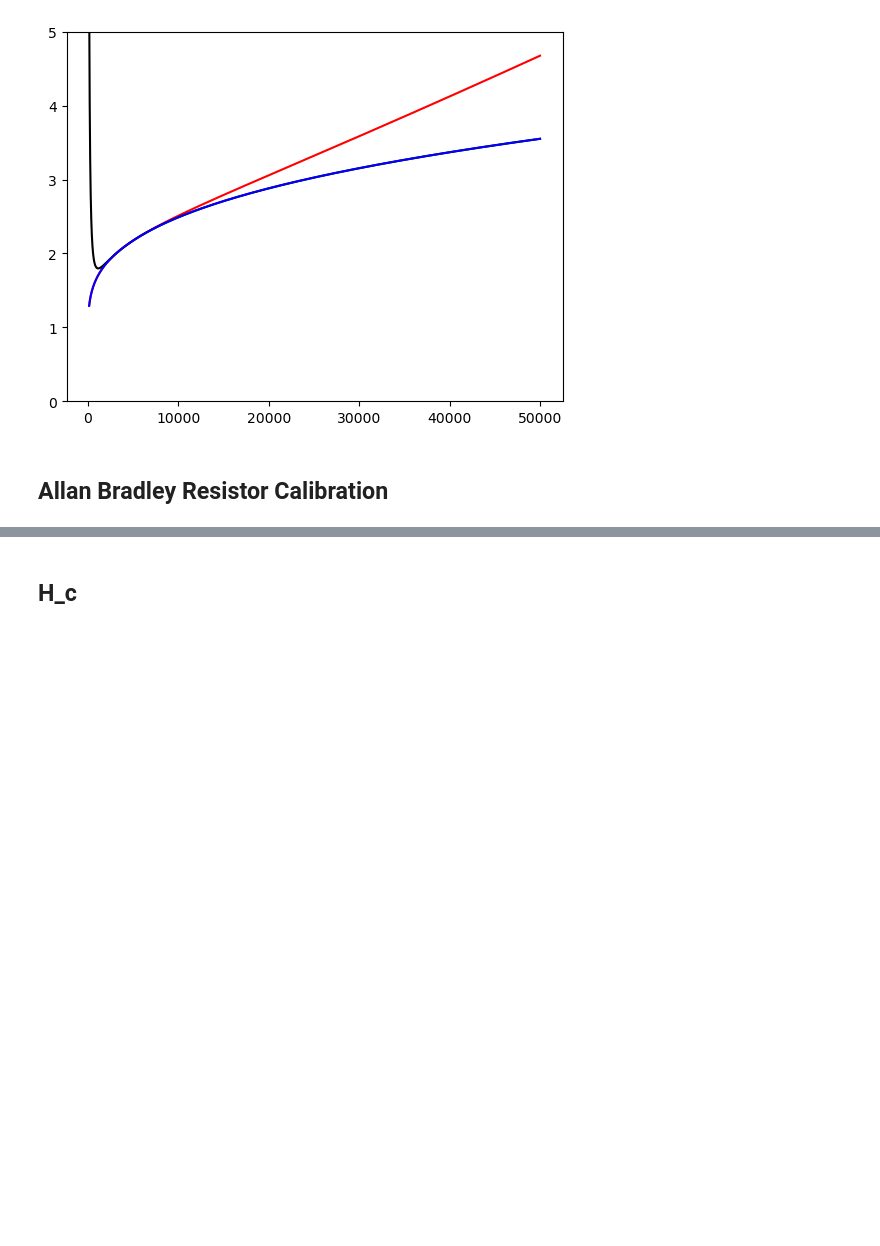
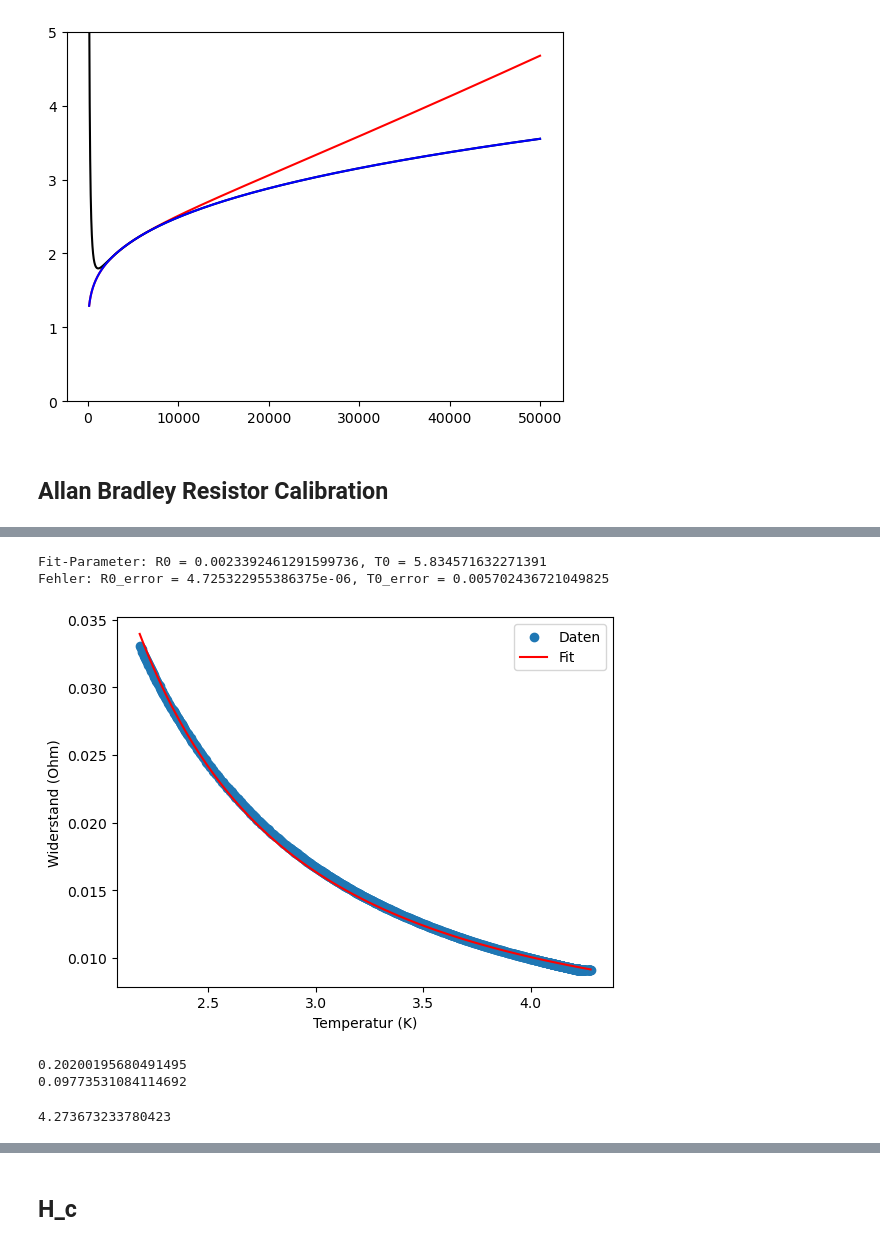
Before and after one commit to Darrenshan27/supraconductivity, a Jupyter notebook: data_processing.ipynb, the cells around one changed output, grey strips where cells are left out. Drawn from its saved outputs; the diff is of its cells as text; code cells hidden in the pictures; blank space fills up the shorter version.

```diff
--- a/data_processing.ipynb
+++ b/data_processing.ipynb
@@ -123,6 +139,14 @@ def list_dat_files(directory):
     :return: Liste der .dat-Dateien
     """
     return [file for file in os.listdir(directory) if file.endswith('.dat')]
+def list_csv_files(directory):
+    """
+    Gibt eine Liste aller .dat-Dateien in einem Verzeichnis zurück.
+
+    :param directory: Verzeichnis, in dem nach .dat-Dateien gesucht wird
+    :return: Liste der .dat-Dateien
+    """
+    return [file for file in os.listdir(directory) if file.endswith('.csv')]
 
 # Beispiel-Nutzung:
 # daten = read_dat_file('path/to/deine_datei.dat')
@@ -219,3 +245,6 @@ plt.ylim(0,5)
 ## Allan Bradley Resistor Calibration
 # %%
 ###Kalibration Allan Bradley resistor
+csv_files = list_csv_files('data_preprocessed/')
+df = pd.read_csv('data_preprocessed/'+csv_files[0])
+df.head()
@@ -221,0 +258,45 @@ plt.ylim(0,5)
+# %%
+# 1. Daten filtern
+filtered_df1 = df[df['temp_manometer/K'] >= 2.1768]
+filtered_df2 = df[df['temp_manometer/K'] < 2.1768]
+# %%
+
+# Exponentielle Funktion für den Widerstand
+def resistance_func(T, R0, T0):
+    return R0 * np.exp(T0 / T)
+
+# Temperatur- und Widerstandsdaten extrahieren
+x_data = filtered_df1['temp_manometer/K'].values
+y_data = filtered_df1['U_AB (V)'].values
+
+# Fit an die Daten
+params, cov_matrix = curve_fit(resistance_func, x_data, y_data)
+
+# Parameter und Kovarianzmatrix ausgeben
+R0, T0 = params
+param_errors = np.sqrt(np.diag(cov_matrix))
+print(f"Fit-Parameter: R0 = {R0}, T0 = {T0}")
+print(f"Fehler: R0_error = {param_errors[0]}, T0_error = {param_errors[1]}")
+
+# Fit plotten
+plt.scatter(x_data, y_data, label='Daten')
+x_fit = np.linspace(min(x_data), max(x_data), 100)
+y_fit = resistance_func(x_fit, R0, T0)
+plt.plot(x_fit, y_fit, label='Fit', color='red')
+plt.xlabel('Temperatur (K)')
+plt.ylabel('Widerstand (Ohm)')
+plt.legend()
+plt.show()
+print(param_errors[0]/R0*100)
+print(param_errors[1]/T0*100)
+# %% [output]
+Fit-Parameter: R0 = 0.0023392461291599736, T0 = 5.834571632271391
+Fehler: R0_error = 4.725322955386375e-06, T0_error = 0.005702436721049825
+[figure, added]
+0.20200195680491495
+0.09773531084114692
+# %%
+temperature = calculate_temperature(0.009162, R0, T0)
+temperature
+# %% [output]
+4.273673233780423
```
Also changed, not shown: parts of 9 cells of this notebook, 31 other files.
